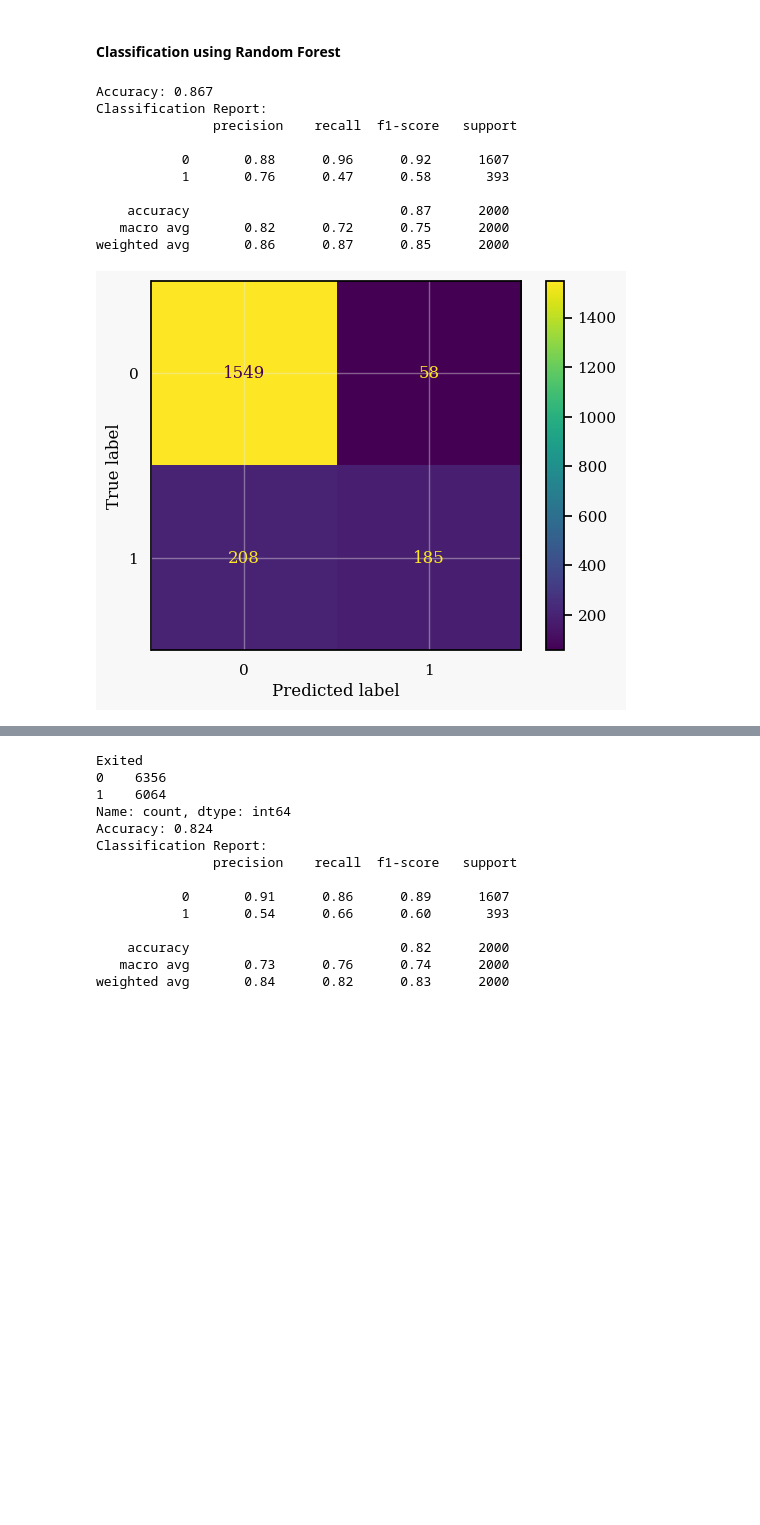
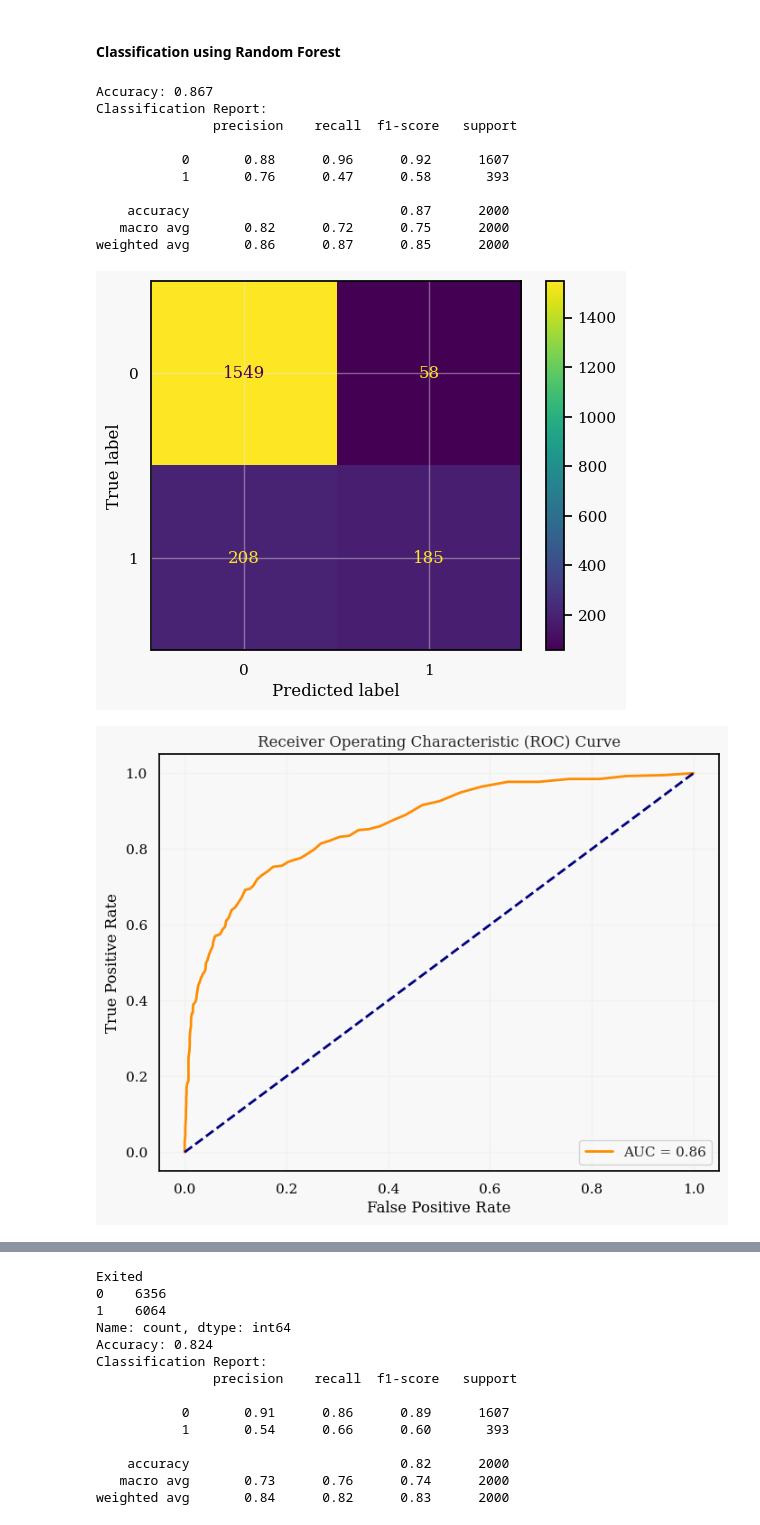
Before and after one commit to gayathriravipati/data-mining, a Jupyter notebook: notebook.ipynb, the cells around one changed output, grey strips where cells are left out. Drawn from its saved outputs; the diff is of its cells as text; code cells hidden in the pictures; blank space fills up the shorter version.

```diff
--- a/notebook.ipynb
+++ b/notebook.ipynb
@@ -211,39 +273,67 @@ data_enc.head(5)
+# %%
+def plot_auc_roc_curve(classifier, X_test, y_test):
+    # Check if the classifier has a predict_proba method
+    if hasattr(classifier, "predict_proba"):
+        y_pred_prob = classifier.predict_proba(X_test)[:, 1]
+    elif hasattr(classifier, "decision_function"):  # Use decision_function as a fallback
+        y_pred_prob = classifier.decision_function(X_test)
+    else:
+        raise ValueError("Classifier does not have a predict_proba or a decision_function method.")
+
+    # Calculate FPR, TPR, and AUC
+    fpr, tpr, _ = roc_curve(y_test, y_pred_prob)
+    roc_auc = roc_auc_score(y_test, y_pred_prob)
+
+    # Plot the ROC curve
+    plt.figure(figsize=(8, 6))
+    plt.plot(fpr, tpr, color='darkorange', lw=2, label=f'AUC = {roc_auc:.2f}')
+    plt.plot([0, 1], [0, 1], color='navy', lw=2, linestyle='--')
+    plt.xlabel('False Positive Rate')
+    plt.ylabel('True Positive Rate')
+    plt.title('Receiver Operating Characteristic (ROC) Curve')
+    plt.legend(loc='lower right')
+    plt.show()
 # %% [markdown]
 #### Classification using Random Forest
 # %%
 X = data_enc.drop('Exited', axis=1)
 y = data_enc['Exited']
 
 X_train, X_test, y_train, y_test = train_test_split(X, y, test_size=0.2, random_state=42)
 
 rf_classifier = RandomForestClassifier(n_estimators=100, random_state=42)
 rf_classifier.fit(X_train, y_train)
 
 y_pred = rf_classifier.predict(X_test)
 
 accuracy = accuracy_score(y_test, y_pred)
 print(f"Accuracy: {accuracy}")
 print("Classification Report:\n", classification_report(y_test, y_pred))
+
+# Confusion Matrix
+conf_matrix = confusion_matrix(y_test, y_pred)
+
+disp = ConfusionMatrixDisplay(confusion_matrix=conf_matrix, display_labels=rf_classifier.classes_)
+disp.plot()
+plt.show()
+
+# Plot the ROC curve
+plot_auc_roc_curve(rf_classifier, X_test, y_test)
+
+# cv_scores, cv_score_mean, cv_score_std, generalization_error, confidence_interval = evaluate_classifier(rf_classifier, X, y)
 # %% [output]
 Accuracy: 0.867
 Classification Report:
                precision    recall  f1-score   support
 
            0       0.88      0.96      0.92      1607
            1       0.76      0.47      0.58       393
 
     accuracy                           0.87      2000
    macro avg       0.82      0.72      0.75      2000
 weighted avg       0.86      0.87      0.85      2000
+[figure, added]
+[figure, added]
-# %%
-# Confusion Matrix
-conf_matrix = confusion_matrix(y_test, y_pred)
-
-disp = ConfusionMatrixDisplay(confusion_matrix=conf_matrix, display_labels=rf_classifier.classes_)
-disp.plot()
-plt.show()
-# %% [output]
-[figure, removed]
 # %%
 # from sklearn.model_selection import GridSearchCV
 # from sklearn.ensemble import RandomForestClassifier
```
Also changed, not shown: parts of 23 cells of this notebook.
